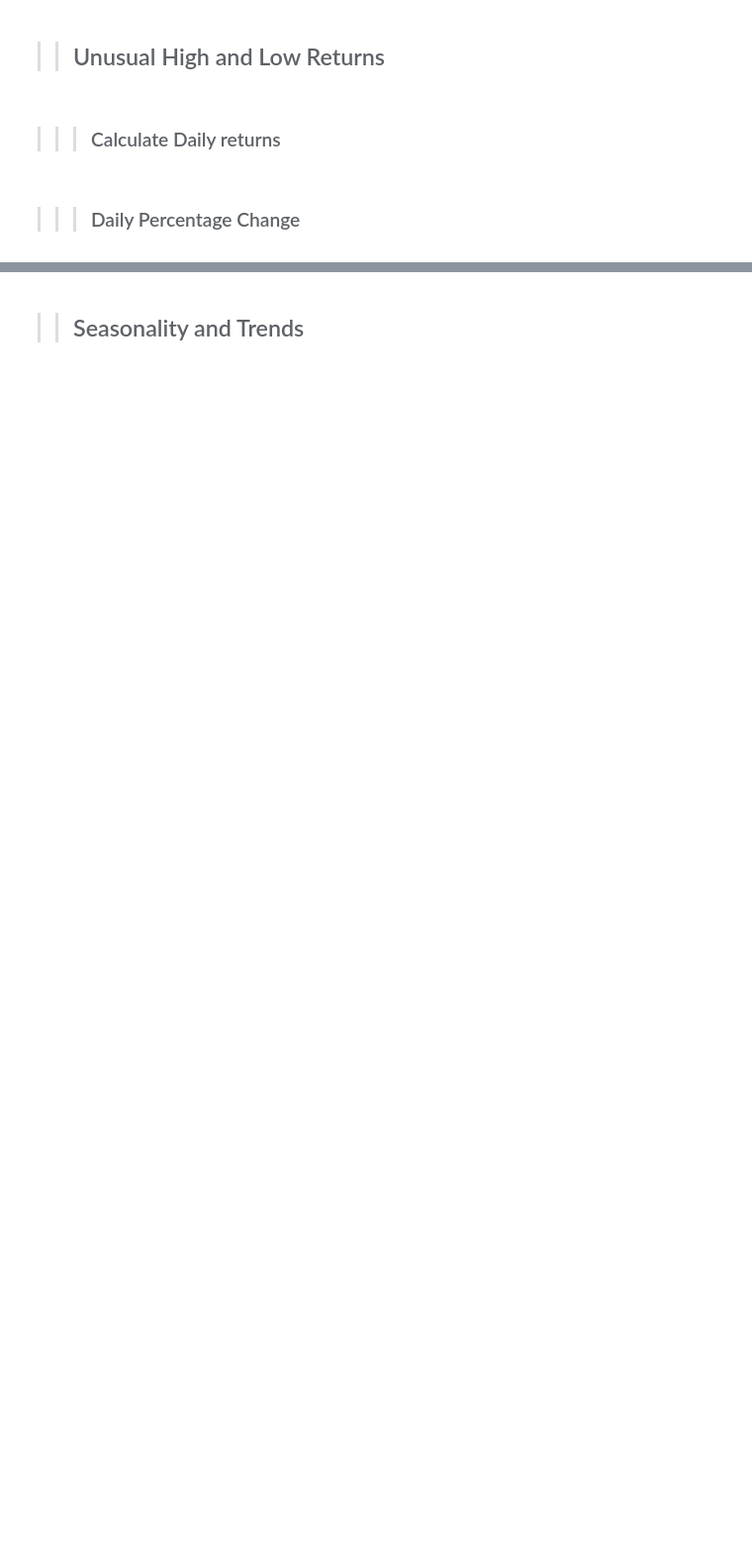
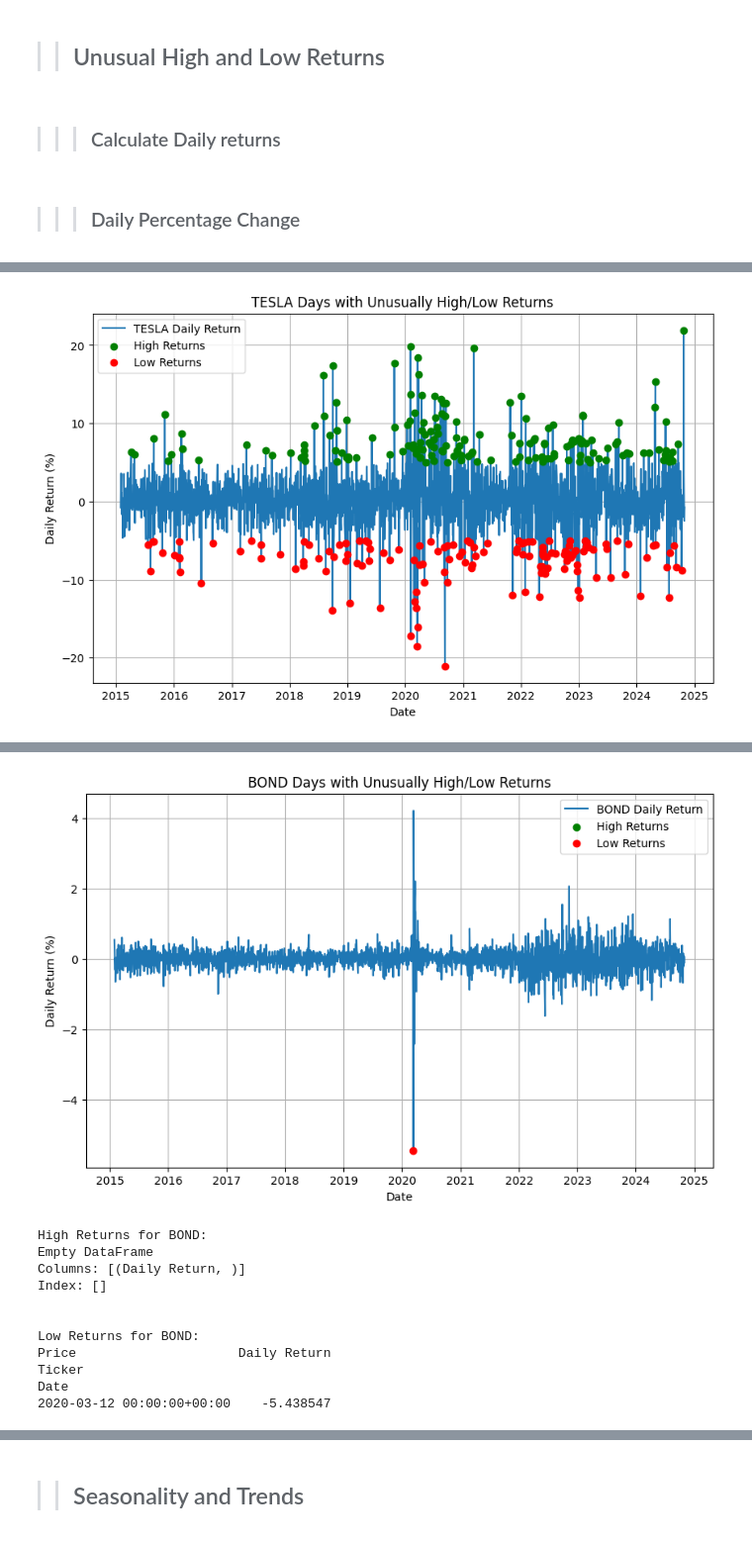
Before and after one commit to amannnnnyyyy/Finance-Forecast-Portfolio-Optimizer, a Jupyter notebook: notebooks/portfoliomgt.ipynb, the cells around one changed output, grey strips where cells are left out. Shown at 99% size. Drawn from its saved outputs; the diff is of its cells as text; code cells hidden in the pictures; blank space fills up the shorter version.

```diff
--- a/notebooks/portfoliomgt.ipynb
+++ b/notebooks/portfoliomgt.ipynb
@@ -271,0 +143,4 @@ Date
+# %%
+plot_significant_anomalies(all_data)
+# %% [output]
+[figure, added]
@@ -271,0 +164,12 @@ Date
+[figure, added]
+High Returns for BOND:
+Empty DataFrame
+Columns: [(Daily Return, )]
+Index: []
+
+
+Low Returns for BOND:
+Price                     Daily Return
+Ticker
+Date
+2020-03-12 00:00:00+00:00    -5.438547
```
Also changed, not shown: parts of 25 cells of this notebook, 3 other files.
